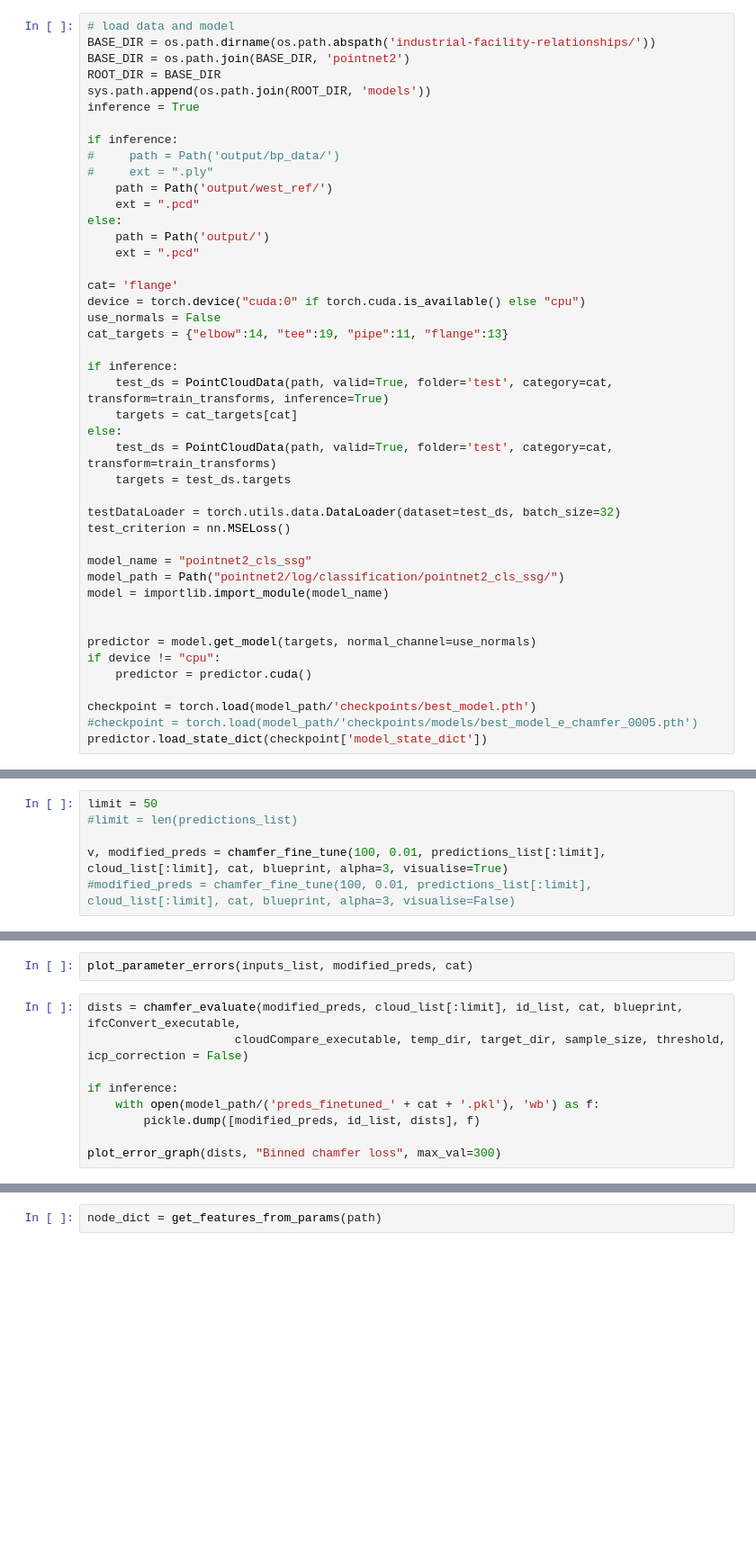
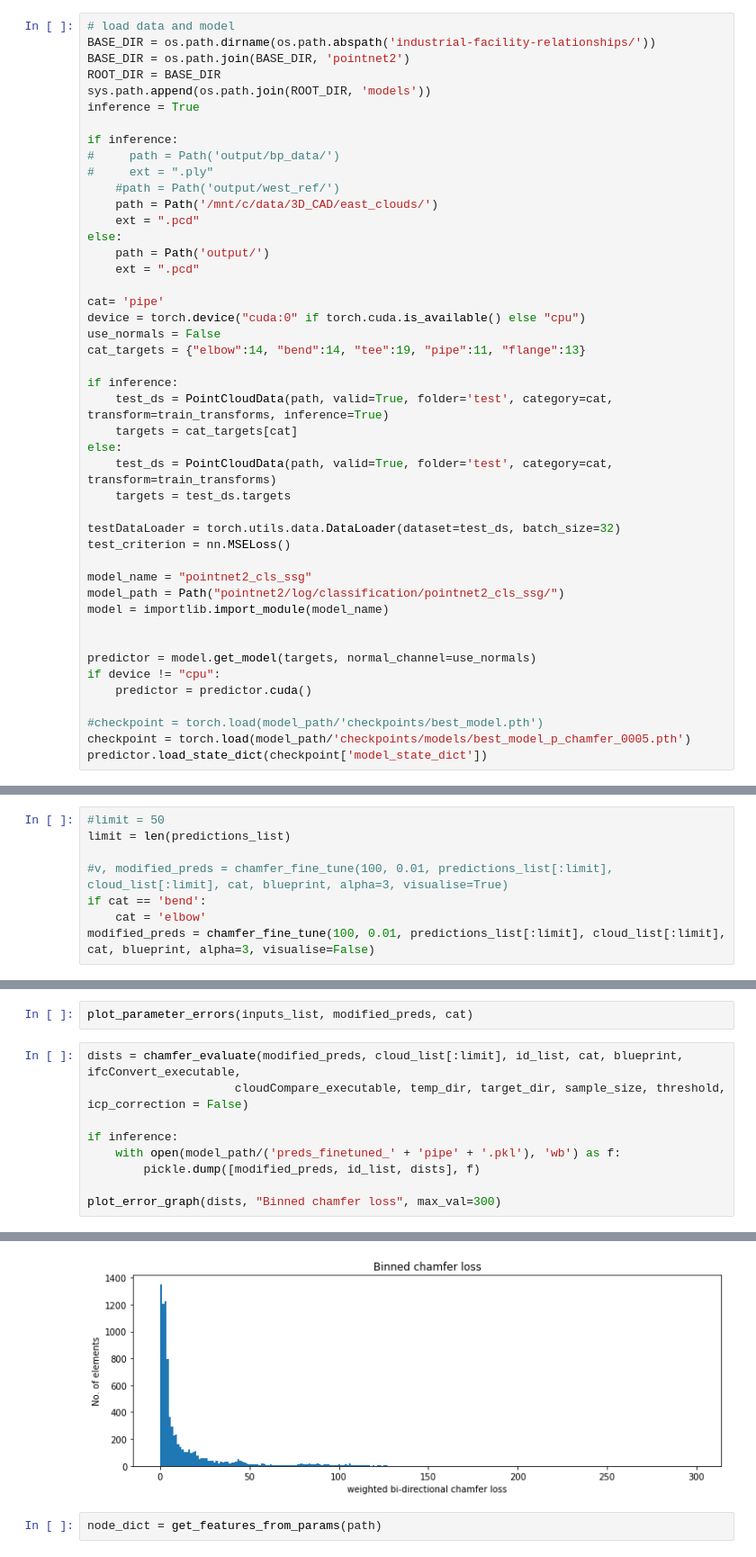
Before and after one commit to haritha-j/ifcopenshell-notebooks, a Jupyter notebook: Elements.ipynb, the cells around one changed output, grey strips where cells are left out. Shown at 90% size. Cells and saved outputs as stored; diff of their text form; blank space fills up the shorter version.

```diff
--- a/Elements.ipynb
+++ b/Elements.ipynb
@@ -73,16 +77,17 @@ inference = True
 if inference:
 #     path = Path('output/bp_data/')
 #     ext = ".ply"
-    path = Path('output/west_ref/')
+    #path = Path('output/west_ref/')
+    path = Path('/mnt/c/data/3D_CAD/east_clouds/')
     ext = ".pcd"
 else:
     path = Path('output/')
     ext = ".pcd"
 
-cat= 'flange'
+cat= 'pipe'
 device = torch.device("cuda:0" if torch.cuda.is_available() else "cpu")
 use_normals = False
-cat_targets = {"elbow":14, "tee":19, "pipe":11, "flange":13}
+cat_targets = {"elbow":14, "bend":14, "tee":19, "pipe":11, "flange":13}
 
 if inference:
     test_ds = PointCloudData(path, valid=True, folder='test', category=cat, transform=train_transforms, inference=True)
@@ -103,6 +108,6 @@ predictor = model.get_model(targets, normal_channel=use_normals)
 if device != "cpu":
     predictor = predictor.cuda()
 
-checkpoint = torch.load(model_path/'checkpoints/best_model.pth')
-#checkpoint = torch.load(model_path/'checkpoints/models/best_model_e_chamfer_0005.pth')
+#checkpoint = torch.load(model_path/'checkpoints/best_model.pth')
+checkpoint = torch.load(model_path/'checkpoints/models/best_model_p_chamfer_0005.pth')
 predictor.load_state_dict(checkpoint['model_state_dict'])
@@ -426,8 +454,10 @@ print(torch. __version__)
 # %%
 print(id_list[0])
 # %%
-limit = 50
-#limit = len(predictions_list)
+#limit = 50
+limit = len(predictions_list)
 
-v, modified_preds = chamfer_fine_tune(100, 0.01, predictions_list[:limit], cloud_list[:limit], cat, blueprint, alpha=3, visualise=True)
-#modified_preds = chamfer_fine_tune(100, 0.01, predictions_list[:limit], cloud_list[:limit], cat, blueprint, alpha=3, visualise=False)
+#v, modified_preds = chamfer_fine_tune(100, 0.01, predictions_list[:limit], cloud_list[:limit], cat, blueprint, alpha=3, visualise=True)
+if cat == 'bend':
+    cat = 'elbow'
+modified_preds = chamfer_fine_tune(100, 0.01, predictions_list[:limit], cloud_list[:limit], cat, blueprint, alpha=3, visualise=False)
@@ -442,7 +506,8 @@ dists = chamfer_evaluate(modified_preds, cloud_list[:limit], id_list, cat, bluep
                      cloudCompare_executable, temp_dir, target_dir, sample_size, threshold, icp_correction = False)
 
 if inference:
-    with open(model_path/('preds_finetuned_' + cat + '.pkl'), 'wb') as f:
+    with open(model_path/('preds_finetuned_' + 'pipe' + '.pkl'), 'wb') as f:
         pickle.dump([modified_preds, id_list, dists], f)
 
 plot_error_graph(dists, "Binned chamfer loss", max_val=300)
+# %% [output]
@@ -449,3 +516,4 @@ plot_error_graph(dists, "Binned chamfer loss", max_val=300)
+[figure, added]
 # %%
 node_dict = get_features_from_params(path)
 # %%
```
Also changed, not shown: parts of 7 cells of this notebook, 5 other files.
